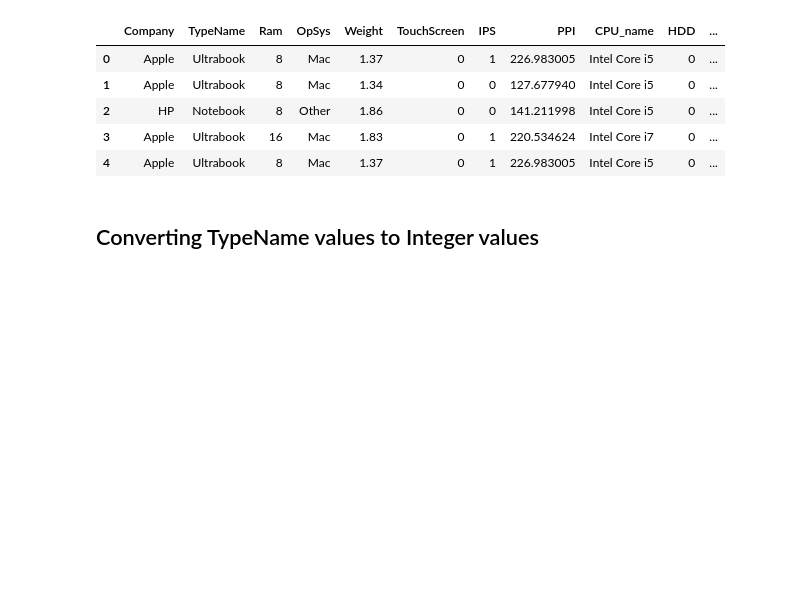
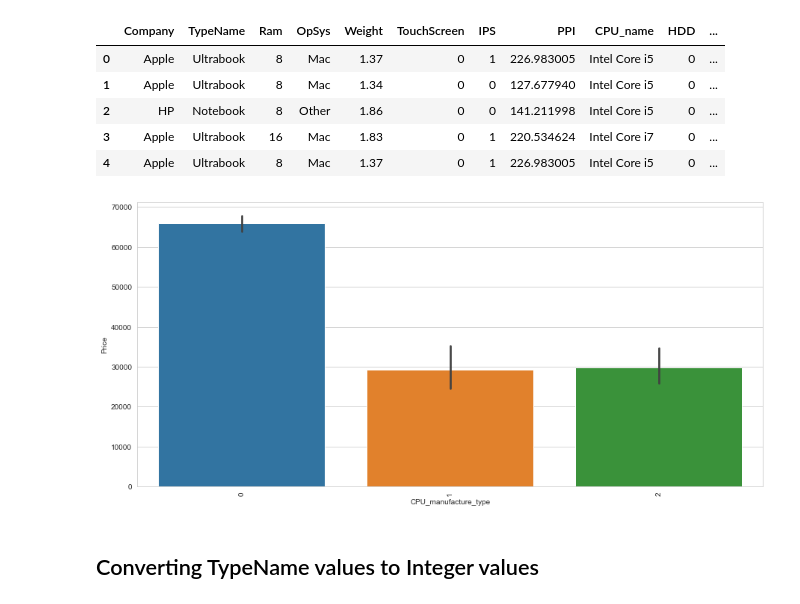
Before and after one commit to SalithaEkanayaka123/ML_Assignment2_IT19121048_IT19086408_IT19099514_IT19104690-1, a Jupyter notebook: Model/Sample-Random-Forest-Model.ipynb, the cells around one changed output. Cells and saved outputs as stored; diff of their text form; code cells hidden in the pictures; blank space fills up the shorter version.

```diff
--- a/Model/Sample-Random-Forest-Model.ipynb
+++ b/Model/Sample-Random-Forest-Model.ipynb
@@ -95,6 +98,13 @@ df.head()
 | 2 | HP | Notebook | 8 | Other | 1.86 | 0 | 0 | 141.211998 | Intel Core i5 | 0 | ... |
 | 3 | Apple | Ultrabook | 16 | Mac | 1.83 | 0 | 1 | 220.534624 | Intel Core i7 | 0 | ... |
 | 4 | Apple | Ultrabook | 8 | Mac | 1.37 | 0 | 1 | 226.983005 | Intel Core i5 | 0 | ... |
+# %%
+plt.figure(figsize=(15,7))
+sn.barplot(x = df['CPU_manufacture_type'],y = df['Price'])
+plt.xticks(rotation = 'vertical')
+plt.show()
+# %% [output]
+[figure, added]
 # %% [markdown]
 ## Converting TypeName values to Integer values
 # %% [markdown]
```
Also changed, not shown: parts of 34 cells of this notebook.
